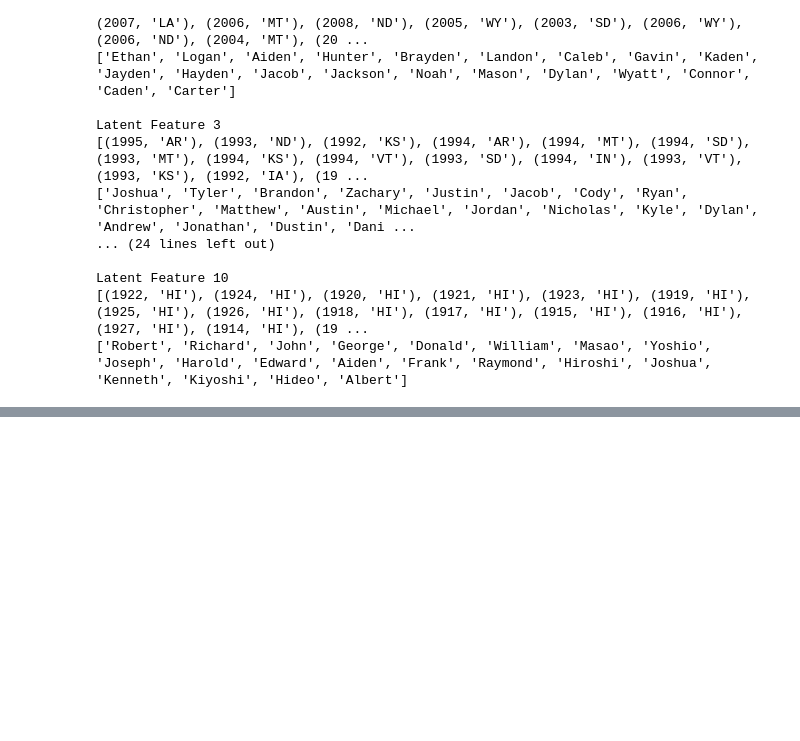
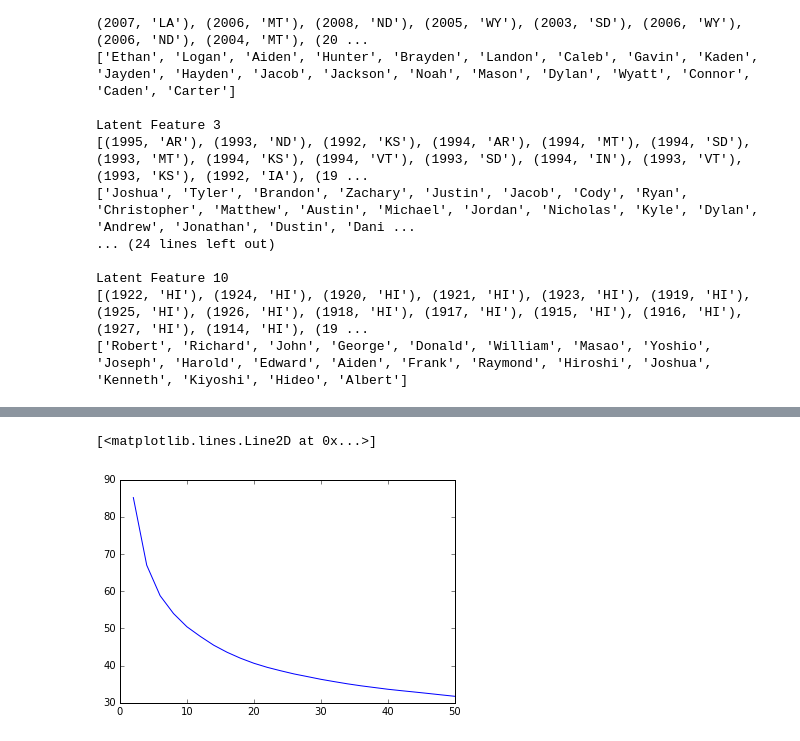
Before and after one commit to courtneywmorris/US-Names-Project, a Jupyter notebook: code/TF_IDF_6.30.ipynb, the cells around one changed output, grey strips where cells are left out. Drawn from its saved outputs; the diff is of its cells as text; code cells hidden in the pictures; blank space fills up the shorter version.

```diff
--- a/code/TF_IDF_6.30.ipynb
+++ b/code/TF_IDF_6.30.ipynb
@@ -191,0 +244,7 @@ Latent Feature 10
+# %%
+male_error = error_list + error_list2
+# %%
+plt.plot([x for x in range(2,51,2)], male_error)
+# %% [output]
+[<matplotlib.lines.Line2D at 0x...>]
+[figure, added]
```
Also changed, not shown: parts of 19 cells of this notebook, 2 other files.
